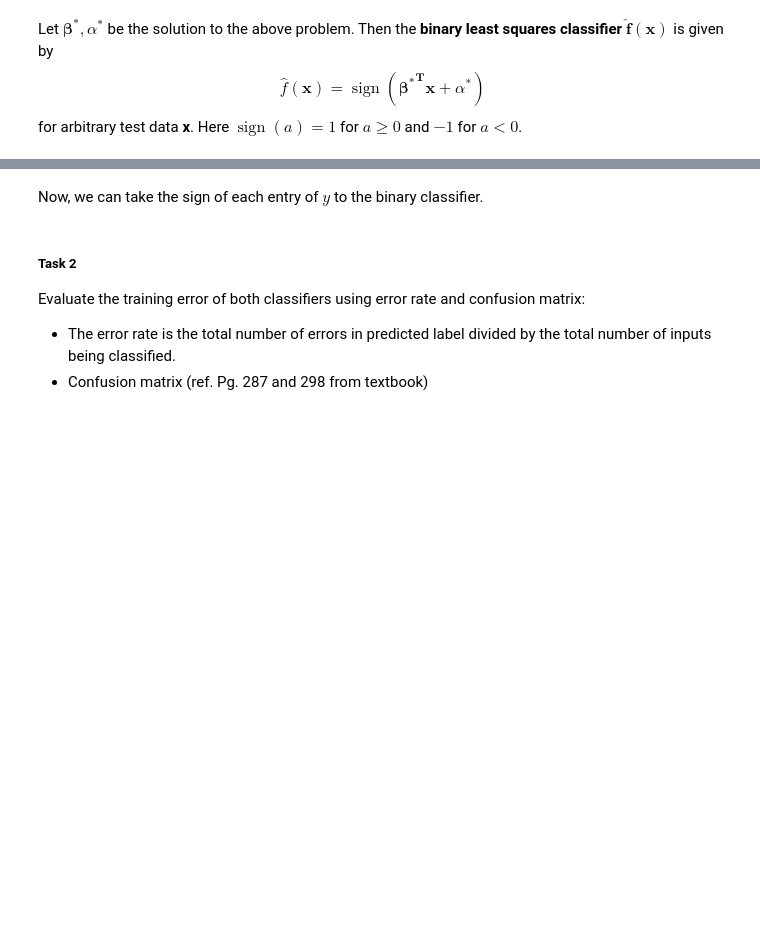
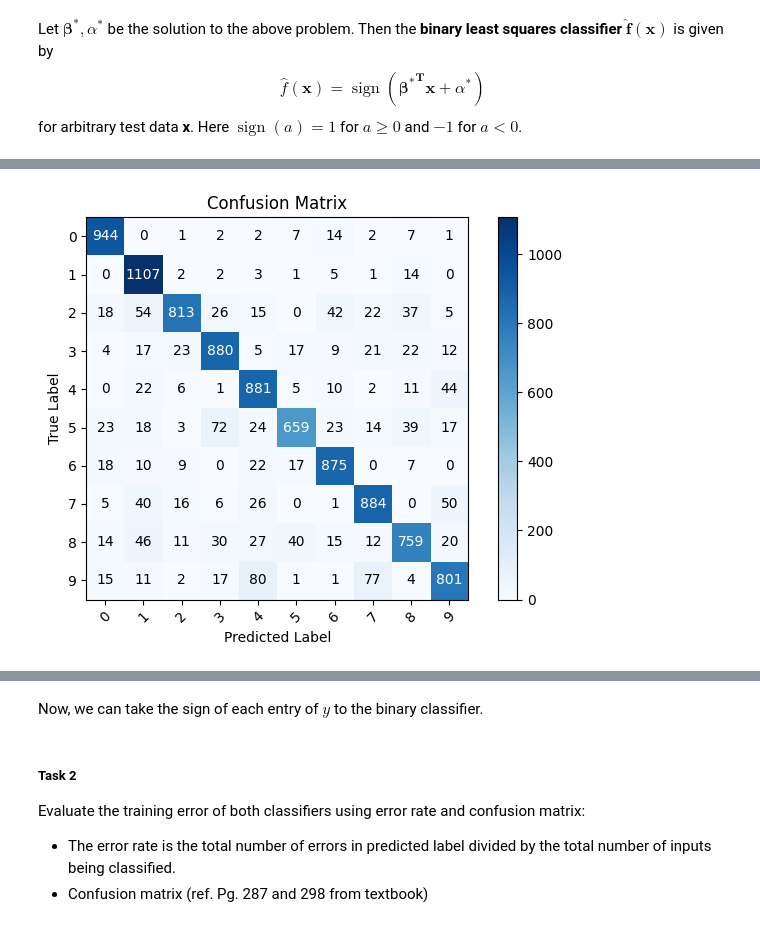
Before and after one commit to brandonszeto/ECE-174, a Jupyter notebook: project-1/mini_project.ipynb, the cells around one changed output, grey strips where cells are left out. Cells and saved outputs as stored; diff of their text form; code cells hidden in the pictures; blank space fills up the shorter version.

```diff
--- a/project-1/mini_project.ipynb
+++ b/project-1/mini_project.ipynb
@@ -217,0 +232,32 @@ for arbitrary test data **x**. Here $\operatorname{sign}(a) = 1$ for $a \geq 0$
+# %%
+"""
+Train a one-versus-all classifier using 60,000 samples from the
+MNIST dataset using a binary classifier.
+
+Parameters:
+- test_x: The predictions of the classifier.
+- test_y: The matrix of the testing labels.
+- return: A confusion matrix and accuracies.
+"""
+def eval_ova(preds, test_y):
+    conf_matrix = [[0 for _ in range(10)] for _ in range(10)]
+
+    for i in range(len(test_y[0])):
+        conf_matrix[test_y[0][i]][preds[i][0]] += 1
+
+    conf_matrix = np.array(conf_matrix)
+
+    class_names = ['0', '1', '2', '3', '4', '5', '6', '7', '8', '9']
+    plot_confusion_matrix(conf_matrix, class_names)
+# %%
+x = np.array(mat_contents['trainX'])
+y = np.array(mat_contents['trainY'])
+test_x = np.array(mat_contents['testX'])
+test_x = np.column_stack((test_x, np.ones(len(test_x))))
+test_y = np.array(mat_contents['testY'])
+
+preds = ova(x, y, test_x)
+# %%
+eval_ova(preds, test_y)
+# %% [output]
+[figure, added]
```
Also changed, not shown: parts of 16 cells of this notebook, 2 other files.
